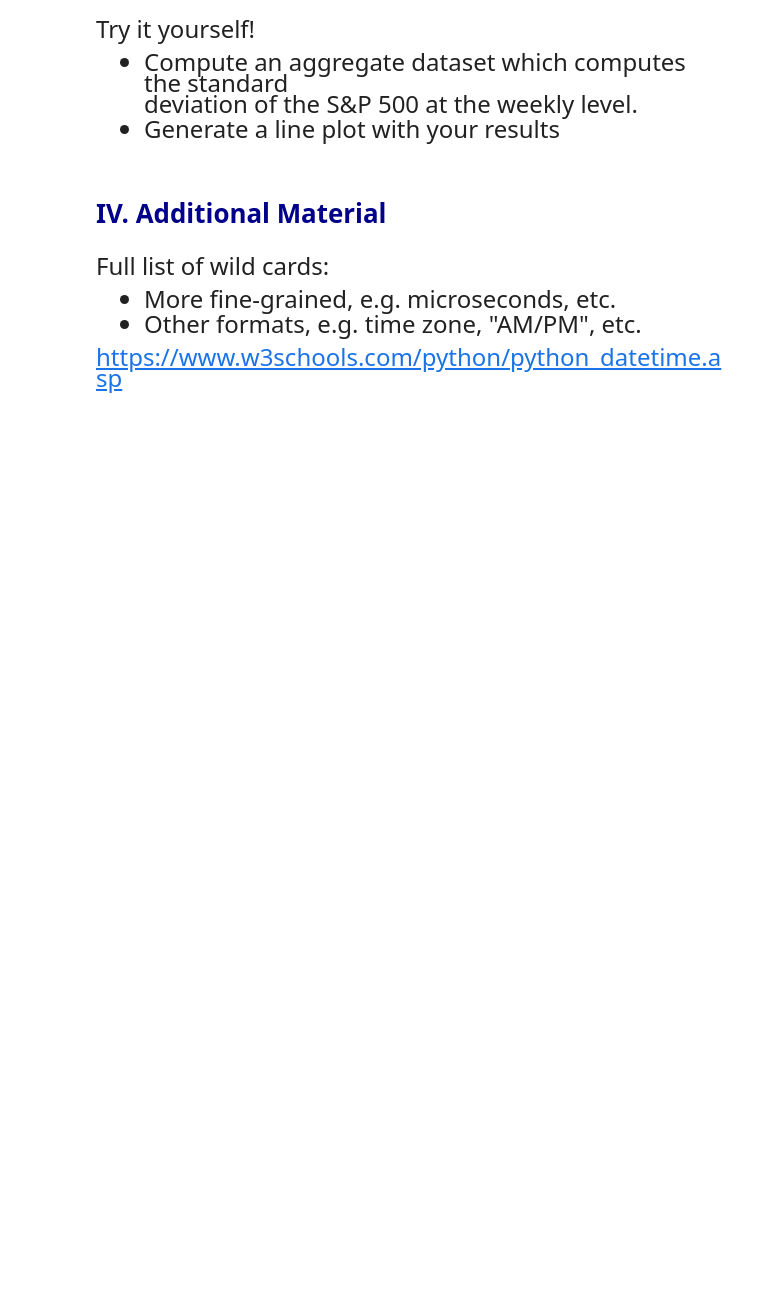
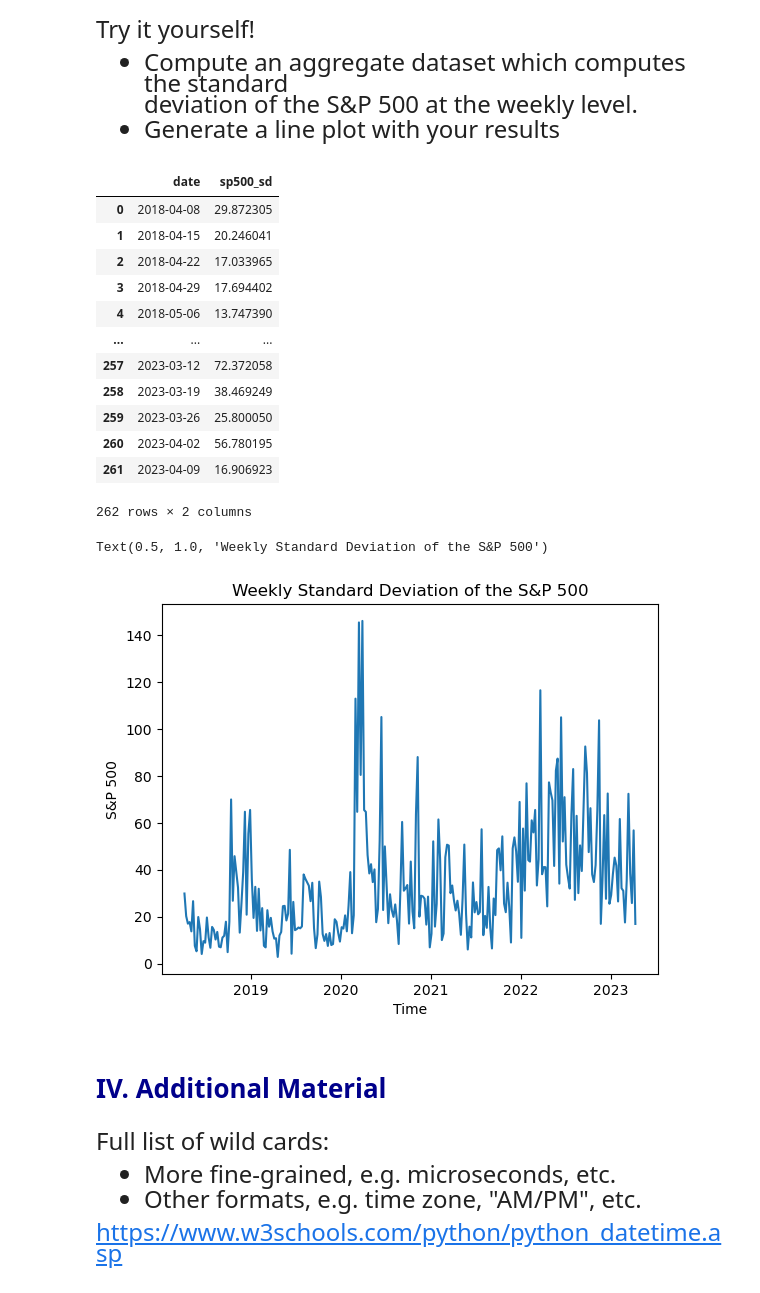
Before and after one commit to sohasewani/qtm151spring2025, a Jupyter notebook: lecture_16/lecture_16.ipynb, the cells around one changed output. Saved outputs shown, nothing was run; the diff lists cells and outputs as text; code cells hidden in the pictures; blank space fills up the shorter version.

```diff
--- a/lecture_16/lecture_16.ipynb
+++ b/lecture_16/lecture_16.ipynb
@@ -359,3 +360,37 @@ deviation of the S&P 500 at the weekly level.
+# %%
+# Write your own code
+
+financial
+
+week_config = pd.Grouper(key='date', freq='w')
+
+weekly_sp500_sd = (financial
+         .groupby(week_config)
+         .agg(sp500_sd = ("sp500","std"))
+         .reset_index())
+display(weekly_sp500_sd)
+
+plt.plot("date","sp500_sd",
+          data = weekly_sp500_sd)
+plt.xlabel("Time")
+plt.ylabel("S&P 500")
+plt.title("Weekly Standard Deviation of the S&P 500")
+# %% [output]
+|  | date | sp500_sd |
+| 0 | 2018-04-08 | 29.872305 |
+| 1 | 2018-04-15 | 20.246041 |
+| 2 | 2018-04-22 | 17.033965 |
+| 3 | 2018-04-29 | 17.694402 |
+| 4 | 2018-05-06 | 13.747390 |
+| ... | ... | ... |
+| 257 | 2023-03-12 | 72.372058 |
+| 258 | 2023-03-19 | 38.469249 |
+| 259 | 2023-03-26 | 25.800050 |
+| 260 | 2023-04-02 | 56.780195 |
+| 261 | 2023-04-09 | 16.906923 |
+262 rows × 2 columns
+Text(0.5, 1.0, 'Weekly Standard Deviation of the S&P 500')
+[figure, added]
 # %% [markdown]
 # <span style="color:darkblue"> IV. Additional Material </span>
 # %% [markdown]
```
Also changed, not shown: parts of 3 cells of this notebook, 2 other files.
